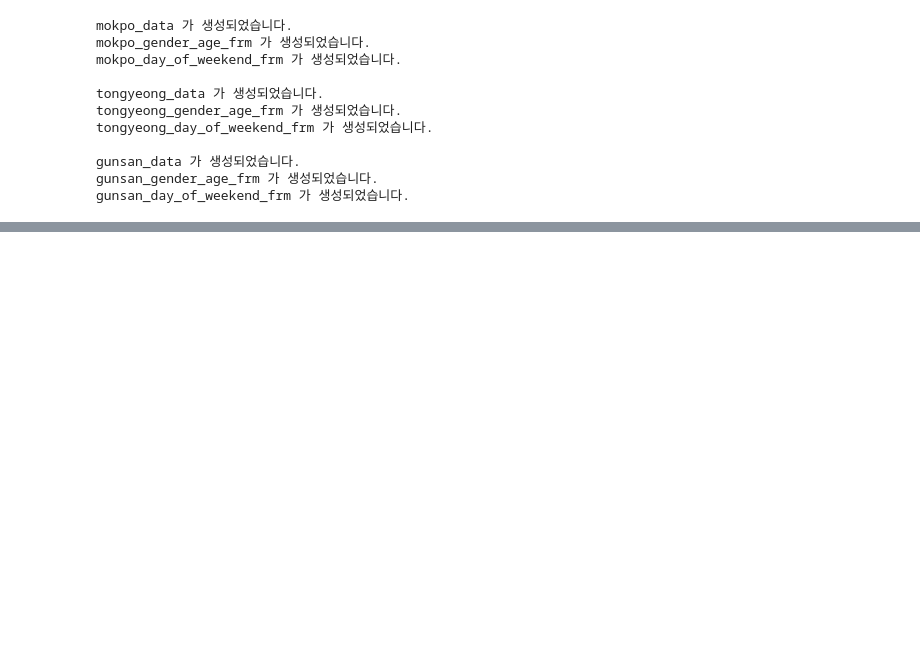
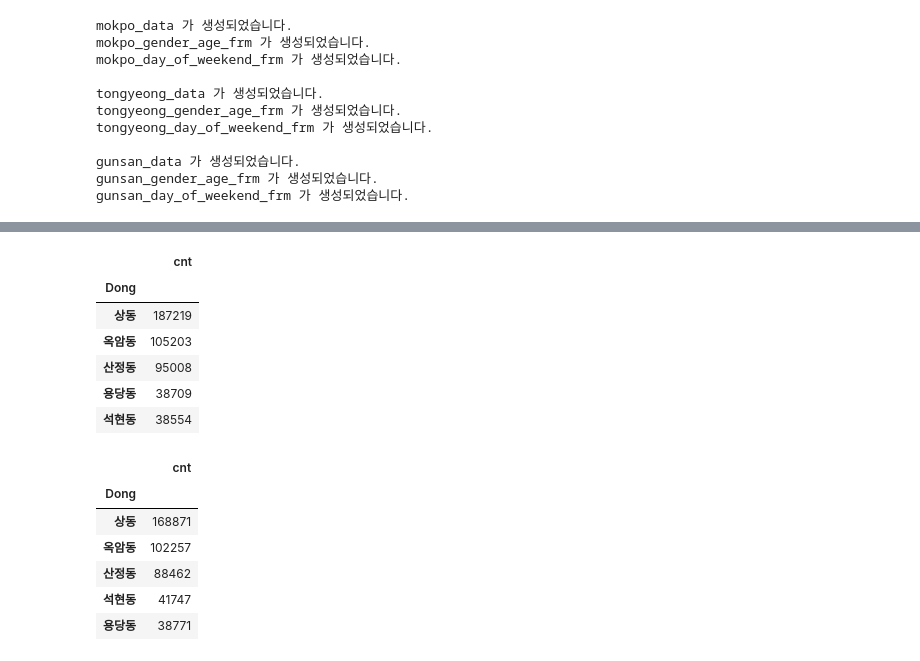
Before and after one commit to JUICE-JinHyeong/multicampus_final_First, a Jupyter notebook: pratice_project/JinHyeong/samsung_card_slicing.ipynb, the cells around one changed output, grey strips where cells are left out. Saved outputs shown, nothing was run; the diff lists cells and outputs as text; code cells hidden in the pictures; blank space fills up the shorter version.

```diff
--- a/pratice_project/JinHyeong/samsung_card_slicing.ipynb
+++ b/pratice_project/JinHyeong/samsung_card_slicing.ipynb
@@ -64,0 +181,23 @@ gunsan_day_of_weekend_frm 가 생성되었습니다.
+# %%
+mokpo_2020_spot = test_mokpo_data[test_mokpo_data['year'] == '2020'].reset_index(drop=True)
+mokpo_2021_spot = test_mokpo_data[test_mokpo_data['year'] == '2021'].reset_index(drop=True)
+# %%
+# top 5
+
+display(mokpo_2020_spot.groupby(['Dong' ]).agg(sum).sort_values('cnt' , ascending = False).head(5))
+display(mokpo_2021_spot.groupby(['Dong' ]).agg(sum).sort_values('cnt' , ascending = False).head(5))
+# %% [output]
+|  | cnt |
+| Dong |  |
+| 상동 | 187219 |
+| 옥암동 | 105203 |
+| 산정동 | 95008 |
+| 용당동 | 38709 |
+| 석현동 | 38554 |
+|  | cnt |
+| Dong |  |
+| 상동 | 168871 |
+| 옥암동 | 102257 |
+| 산정동 | 88462 |
+| 석현동 | 41747 |
+| 용당동 | 38771 |
```
Also changed, not shown: parts of 10 cells of this notebook.
